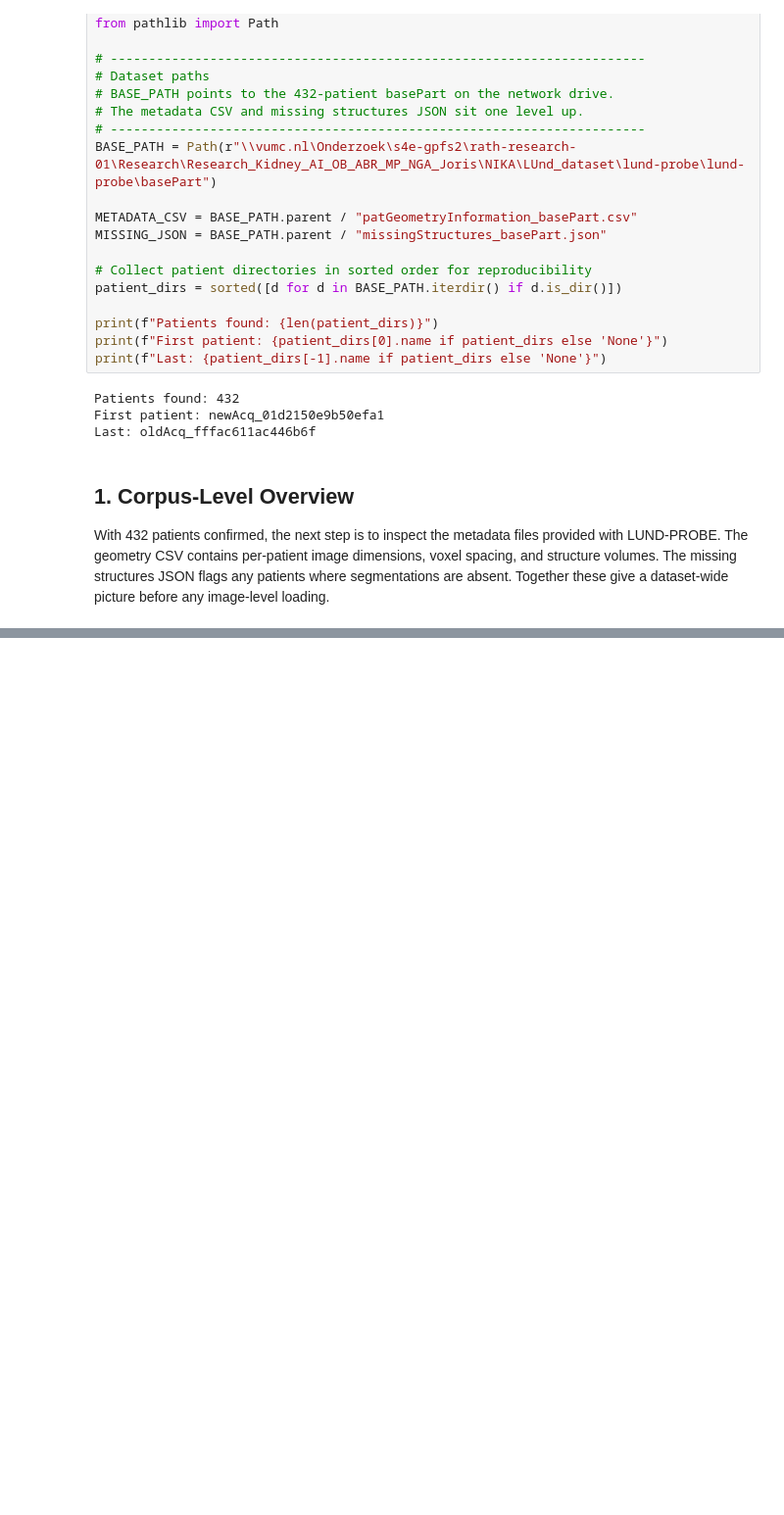
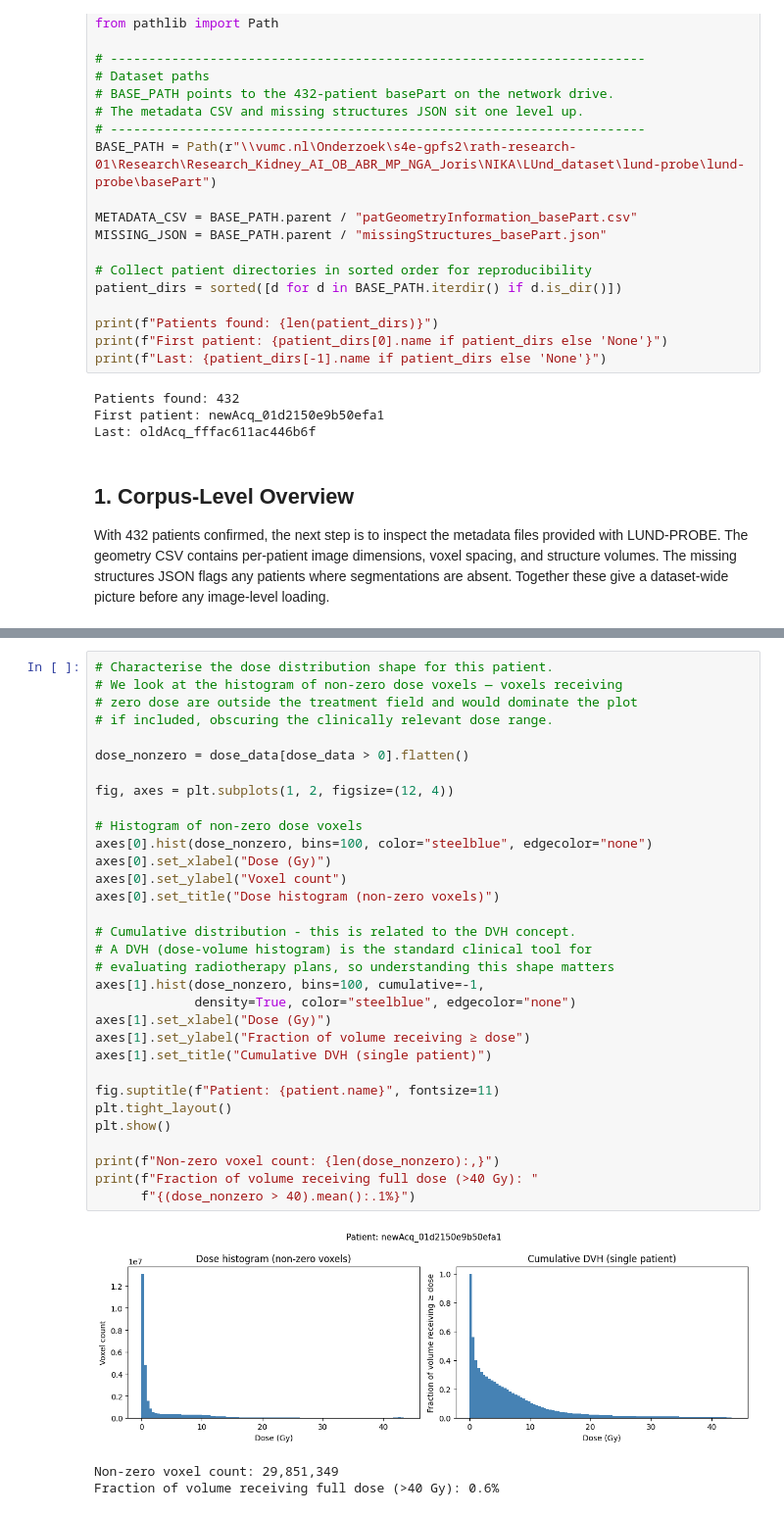
Before and after one commit to annekhalil12/doseprediction, a Jupyter notebook: eda/Exploratory_Data_Analysis.ipynb, the cells around one changed output, grey strips where cells are left out. Shown at 98% size. Drawn from its saved outputs; the diff is of its cells as text; blank space fills up the shorter version.

```diff
--- a/eda/Exploratory_Data_Analysis.ipynb
+++ b/eda/Exploratory_Data_Analysis.ipynb
@@ -66,0 +313,36 @@ First two rows:
+# %%
+# Characterise the dose distribution shape for this patient.
+# We look at the histogram of non-zero dose voxels — voxels receiving
+# zero dose are outside the treatment field and would dominate the plot
+# if included, obscuring the clinically relevant dose range.
+
+dose_nonzero = dose_data[dose_data > 0].flatten()
+
+fig, axes = plt.subplots(1, 2, figsize=(12, 4))
+
+# Histogram of non-zero dose voxels
+axes[0].hist(dose_nonzero, bins=100, color="steelblue", edgecolor="none")
+axes[0].set_xlabel("Dose (Gy)")
+axes[0].set_ylabel("Voxel count")
+axes[0].set_title("Dose histogram (non-zero voxels)")
+
+# Cumulative distribution - this is related to the DVH concept.
+# A DVH (dose-volume histogram) is the standard clinical tool for
+# evaluating radiotherapy plans, so understanding this shape matters
+axes[1].hist(dose_nonzero, bins=100, cumulative=-1,
+             density=True, color="steelblue", edgecolor="none")
+axes[1].set_xlabel("Dose (Gy)")
+axes[1].set_ylabel("Fraction of volume receiving ≥ dose")
+axes[1].set_title("Cumulative DVH (single patient)")
+
+fig.suptitle(f"Patient: {patient.name}", fontsize=11)
+plt.tight_layout()
+plt.show()
+
+print(f"Non-zero voxel count: {len(dose_nonzero):,}")
+print(f"Fraction of volume receiving full dose (>40 Gy): "
+      f"{(dose_nonzero > 40).mean():.1%}")
+# %% [output]
+[figure, added]
+Non-zero voxel count: 29,851,349
+Fraction of volume receiving full dose (>40 Gy): 0.6%
```
Also changed, not shown: parts of 21 cells of this notebook.
